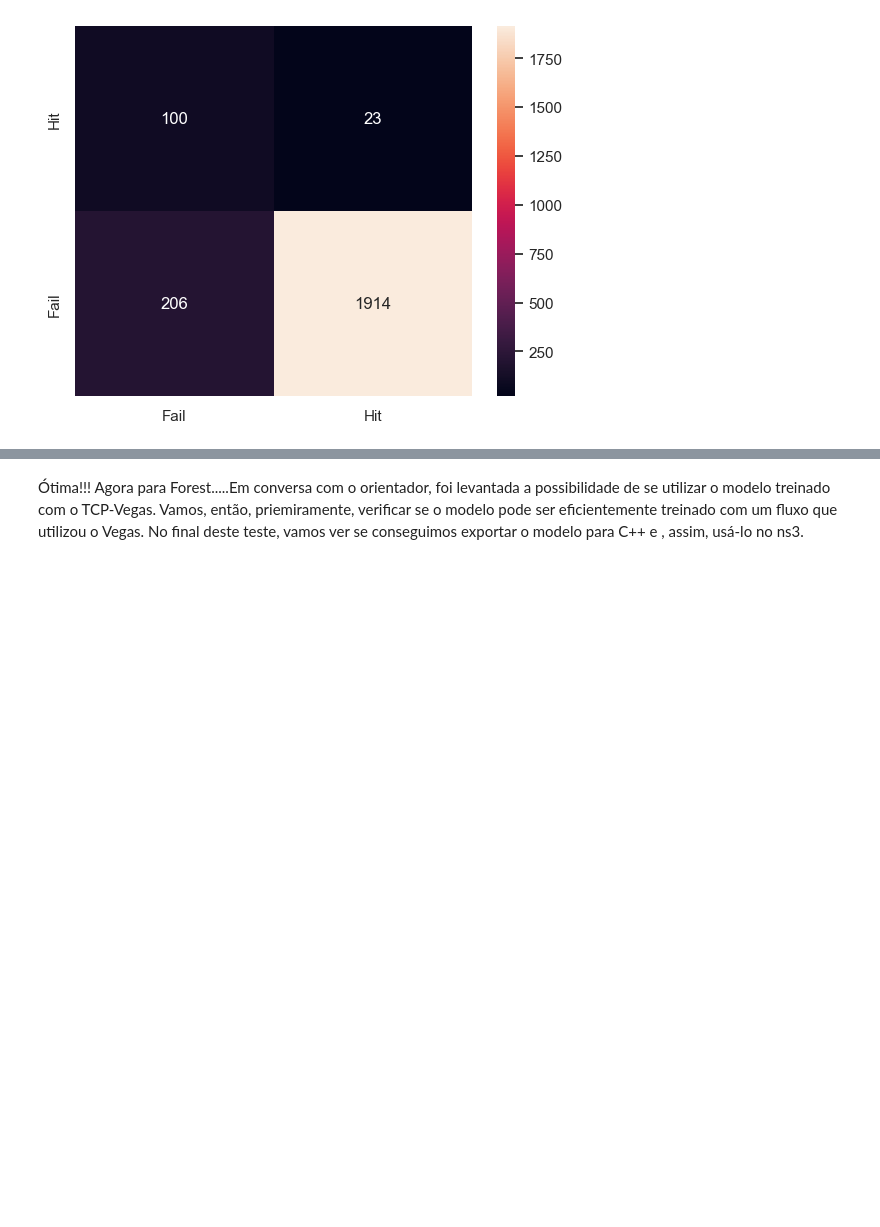
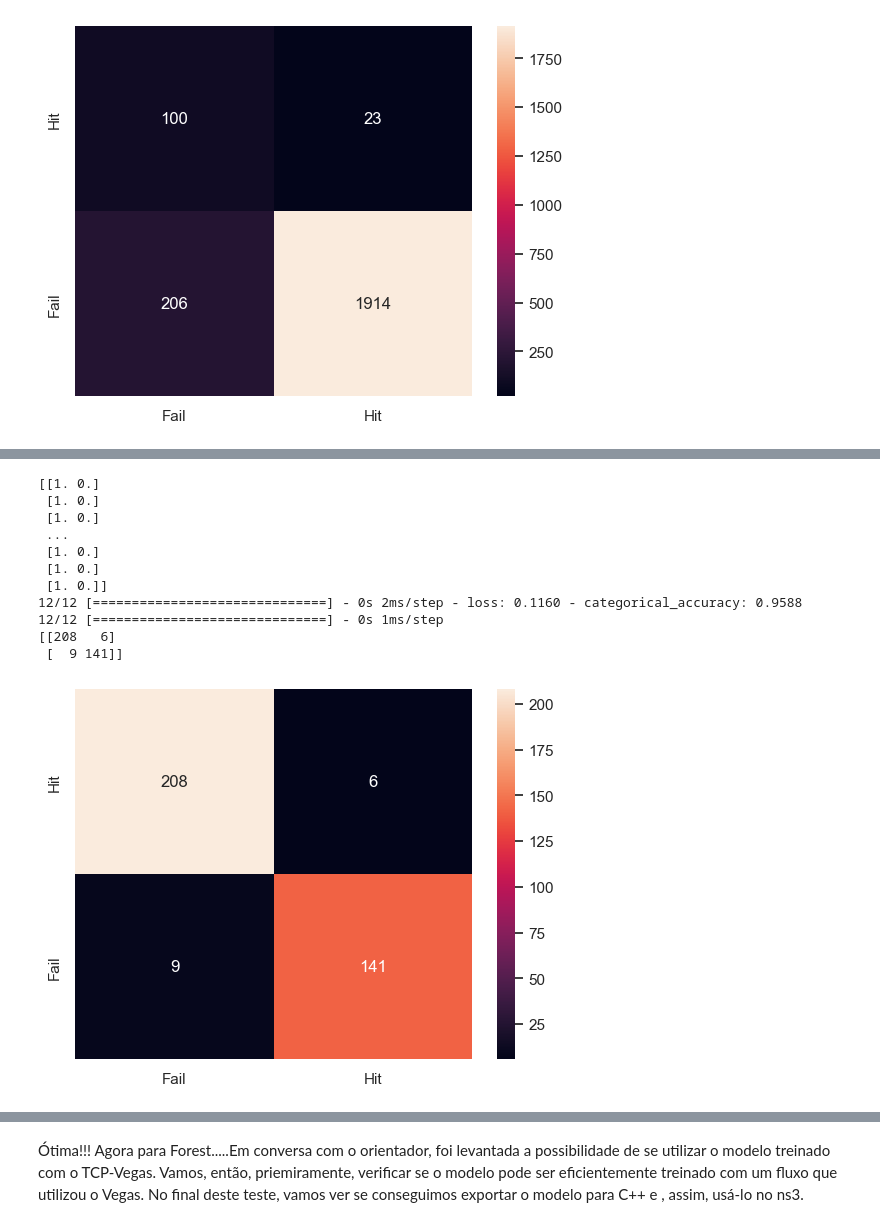
Before and after one commit to reisdout/FederatedColab, a Jupyter notebook: neural_network_model.ipynb, the cells around one changed output, grey strips where cells are left out. Drawn from its saved outputs; the diff is of its cells as text; code cells hidden in the pictures; blank space fills up the shorter version.

```diff
--- a/neural_network_model.ipynb
+++ b/neural_network_model.ipynb
@@ -1940,0 +2171,15 @@ ax = sns.heatmap(to_heat_map,annot=True, fmt="d")
+# %%
+AderenciaOutrosFluxos('./Exp_0000029','./Exp_0000029/training_client01_04.csv')
+# %% [output]
+[[1. 0.]
+ [1. 0.]
+ [1. 0.]
+ ...
+ [1. 0.]
+ [1. 0.]
+ [1. 0.]]
+12/12 [==============================] - 0s 2ms/step - loss: 0.1160 - categorical_accuracy: 0.9588
+12/12 [==============================] - 0s 1ms/step
+[[208   6]
+ [  9 141]]
+[figure, added]
```
Also changed, not shown: parts of 8 cells of this notebook, 9 other files.
